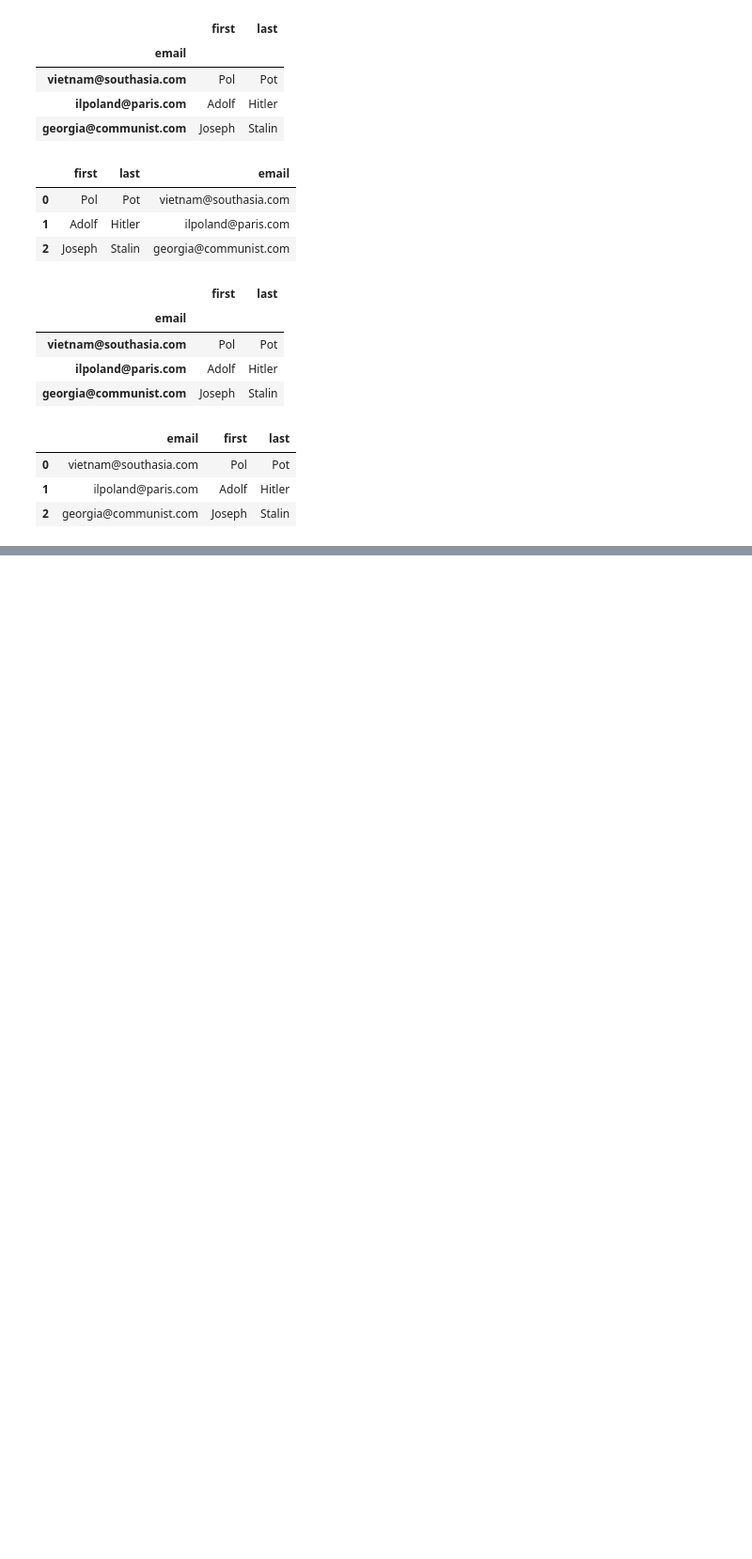
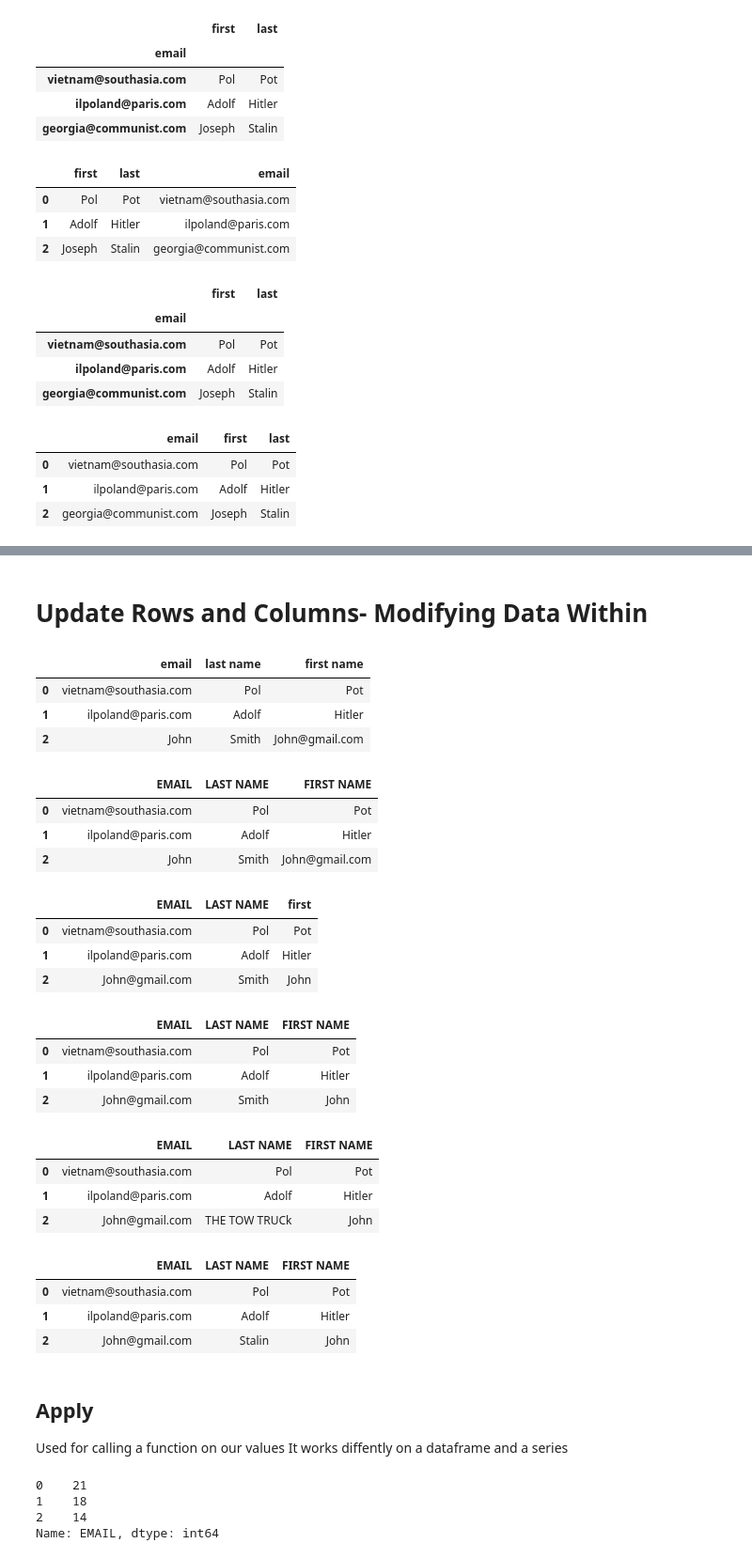
Before and after one commit to Shriram-11/Learning_Resources-, a Jupyter notebook: notes/panda.ipynb, the cells around one changed output, grey strips where cells are left out. Shown: that part at 94% size. Drawn from its saved outputs; the diff is of its cells as text; code cells hidden in the pictures; blank space fills up the shorter version.

```diff
--- a/notes/panda.ipynb
+++ b/notes/panda.ipynb
@@ -294,0 +409,70 @@ df3
+# %% [markdown]
+# Update Rows and Columns- Modifying Data Within
+# %%
+# Change Column Names
+
+df3.columns=['email','last name','first name']
+df3
+# %% [output]
+|  | email | last name | first name |
+| 0 | vietnam@southasia.com | Pol | Pot |
+| 1 | ilpoland@paris.com | Adolf | Hitler |
+| 2 | John | Smith | John@gmail.com |
+# %%
+df3.columns=[x.upper() for x in df3.columns]
+df3
+# %% [output]
+|  | EMAIL | LAST NAME | FIRST NAME |
+| 0 | vietnam@southasia.com | Pol | Pot |
+| 1 | ilpoland@paris.com | Adolf | Hitler |
+| 2 | John | Smith | John@gmail.com |
+# %%
+# To change only specific column names
+
+df3.rename(columns={'FIRST NAME':'first'})
+# %% [output]
+|  | EMAIL | LAST NAME | first |
+| 0 | vietnam@southasia.com | Pol | Pot |
+| 1 | ilpoland@paris.com | Adolf | Hitler |
+| 2 | John@gmail.com | Smith | John |
+# %%
+# To update the column vales
+
+df3.loc[2]=['John@gmail.com','Smith','John']
+df3
+# %% [output]
+|  | EMAIL | LAST NAME | FIRST NAME |
+| 0 | vietnam@southasia.com | Pol | Pot |
+| 1 | ilpoland@paris.com | Adolf | Hitler |
+| 2 | John@gmail.com | Smith | John |
+# %%
+# Change Specific values only
+df3.loc[2,'LAST NAME']='THE TOW TRUCk'
+df3
+# We can also use .at instead of .loc
+# %% [output]
+|  | EMAIL | LAST NAME | FIRST NAME |
+| 0 | vietnam@southasia.com | Pol | Pot |
+| 1 | ilpoland@paris.com | Adolf | Hitler |
+| 2 | John@gmail.com | THE TOW TRUCk | John |
+# %%
+# Changing using filters
+filt=(df3['LAST NAME']=='THE TOW TRUCk')
+df3.loc[filt,'LAST NAME']='Stalin'
+df3
+# %% [output]
+|  | EMAIL | LAST NAME | FIRST NAME |
+| 0 | vietnam@southasia.com | Pol | Pot |
+| 1 | ilpoland@paris.com | Adolf | Hitler |
+| 2 | John@gmail.com | Stalin | John |
+# %% [markdown]
+## Apply
+Used for calling a function on our values
+It works diffently on a dataframe and a series
+# %%
+df3['EMAIL'].apply(len)
+# %% [output]
+0    21
+1    18
+2    14
+Name: EMAIL, dtype: int64
```
Also changed, not shown: parts of 18 cells of this notebook, 2 other files.
